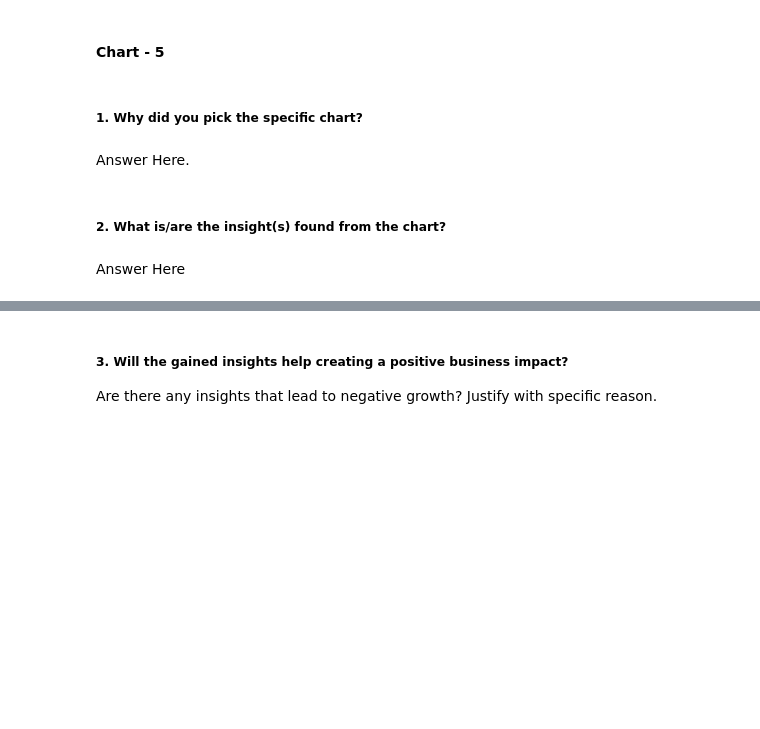
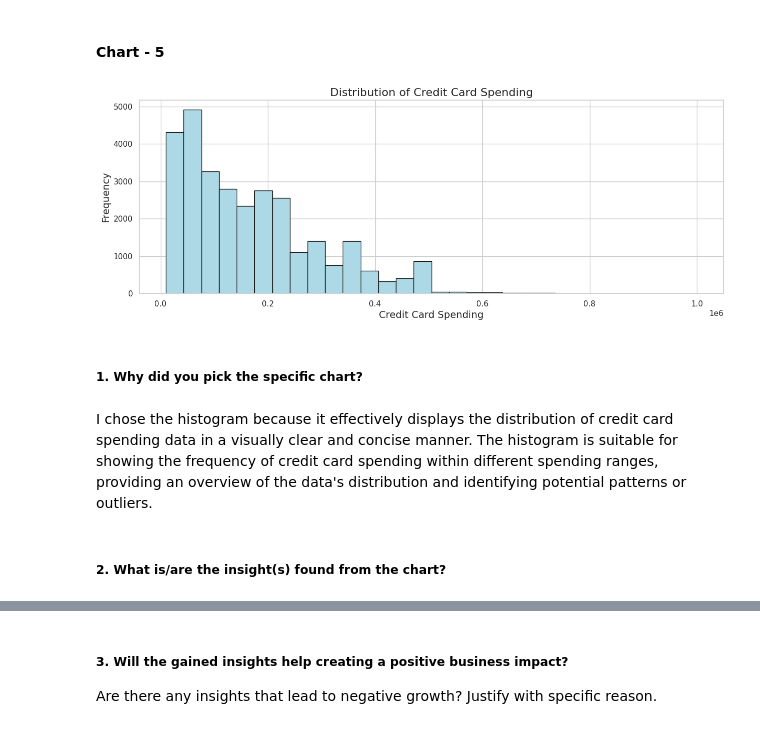
Before and after one commit to shubhamrai1318/Credit_Card_Default_Prediction, a Jupyter notebook: Credit_Card_Default_Prediction.ipynb, the cells around one changed output, grey strips where cells are left out. Drawn from its saved outputs; the diff is of its cells as text; code cells hidden in the pictures; blank space fills up the shorter version.

Commit message:
Visualization Chart-5 Completed

```diff
--- a/Credit_Card_Default_Prediction.ipynb
+++ b/Credit_Card_Default_Prediction.ipynb
@@ -713,8 +711,26 @@ There are no immediate insights that lead to negative growth. However, solely re
+# %%
+# Chart - 5 visualization code
+plt.figure(figsize=(15, 5))
+
+# Creating a histogram to visualize the distribution of credit card spending
+plt.hist(df['limit_bal'], bins=30, edgecolor='k', color='lightblue')
+
+# Setting the x-axis label
+plt.xlabel('Credit Card Spending', fontsize=14)
+
+# Setting the y-axis label
+plt.ylabel('Frequency', fontsize=14)
+
+# Setting the title of the plot
+plt.title('Distribution of Credit Card Spending', fontsize=16)
+
+# Displaying the plot
+plt.show()
+# %% [output]
+[figure, added]
 # %% [markdown]
 ##### 1. Why did you pick the specific chart?
-# %% [markdown]
-Answer Here.
+# %% [markdown]
+I chose the histogram because it effectively displays the distribution of credit card spending data in a visually clear and concise manner. The histogram is suitable for showing the frequency of credit card spending within different spending ranges, providing an overview of the data's distribution and identifying potential patterns or outliers.
 # %% [markdown]
 ##### 2. What is/are the insight(s) found from the chart?
-# %% [markdown]
-Answer Here
```
Also changed, not shown: parts of 4 cells of this notebook.
